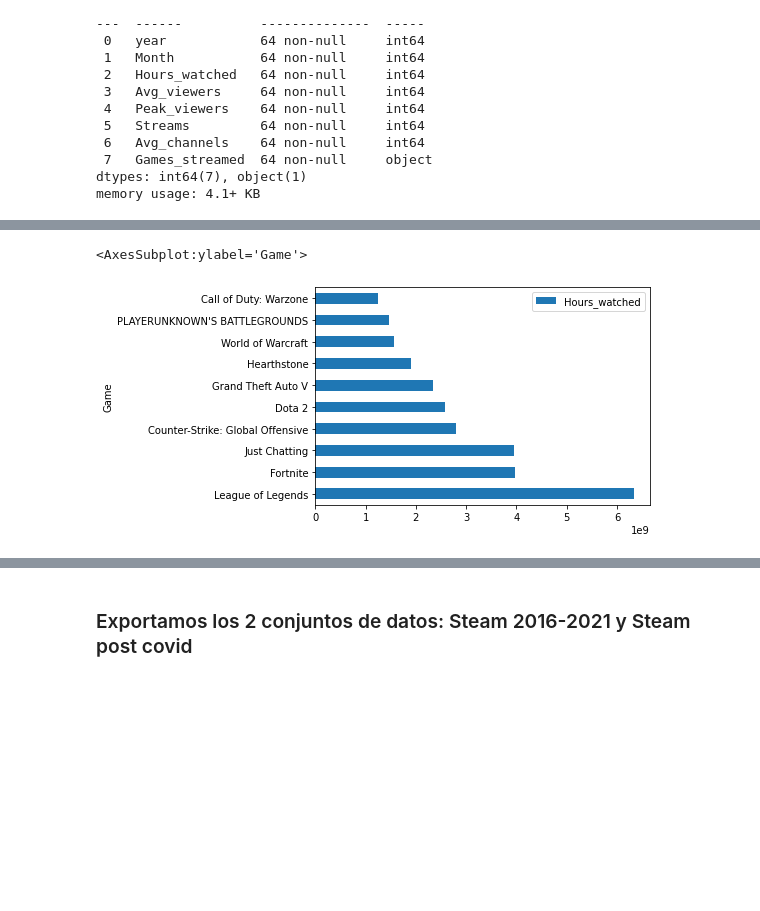
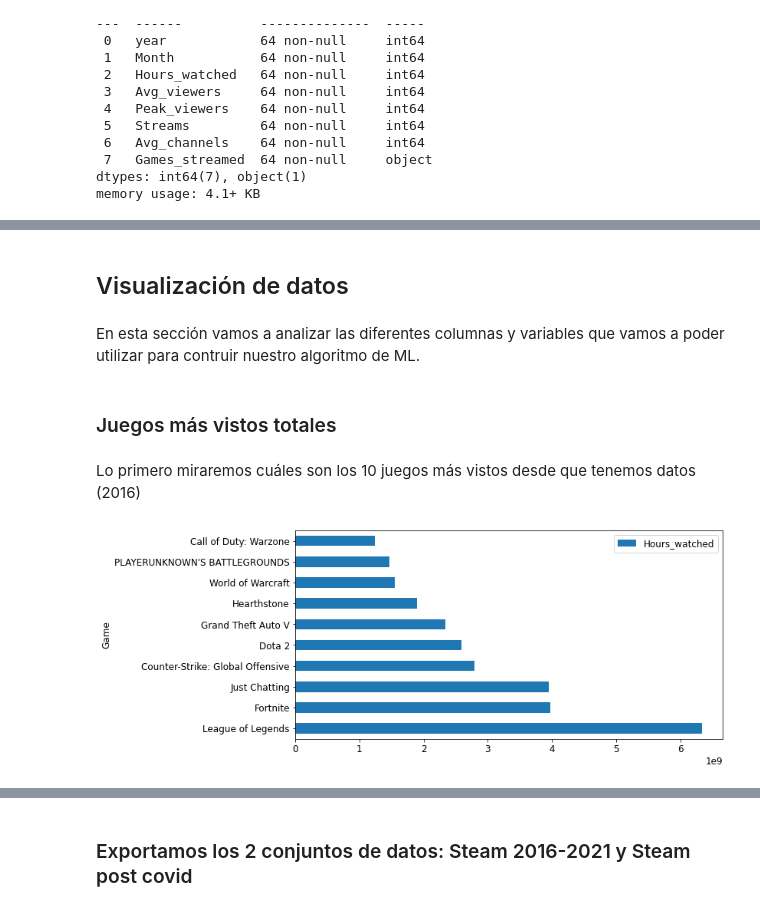
Before and after one commit to JoaquinLou/Streaming_game_influence, a Jupyter notebook: 2-Twtich data cleaning and analysis.ipynb, the cells around one changed output, grey strips where cells are left out. Saved outputs shown, nothing was run; the diff lists cells and outputs as text; code cells hidden in the pictures; blank space fills up the shorter version.

```diff
--- a/2-Twtich data cleaning and analysis.ipynb
+++ b/2-Twtich data cleaning and analysis.ipynb
@@ -158,7 +145,14 @@ df_twitch.drop(['Month', 'Year', 'Day'], axis=1)
+# %% [markdown]
+## Visualización de datos
+# %% [markdown]
+En esta sección vamos a analizar las diferentes columnas y variables que vamos a poder utilizar para contruir nuestro algoritmo de ML.
+# %% [markdown]
+### Juegos más vistos totales
+# %% [markdown]
+Lo primero miraremos cuáles son los 10 juegos más vistos desde que tenemos datos (2016)
 # %%
 # Clasificamos qué juegos son los más vistos desde 2016
 df_twitch_games = df_twitch.groupby(['Game'])['Hours_watched'].sum().reset_index()
-df_twitch_games.sort_values(['Hours_watched'], ascending=False).head(10).plot(kind='barh', y='Hours_watched', x='Game')
+df_twitch_games.sort_values(['Hours_watched'], ascending=False).head(10).plot(kind='barh', y='Hours_watched', x='Game', figsize=(10,5));
 # %% [output]
-<AxesSubplot:ylabel='Game'>
-[figure, old version]
+[figure, new version]
```
Also changed, not shown: parts of 53 cells of this notebook, 4 other files.
